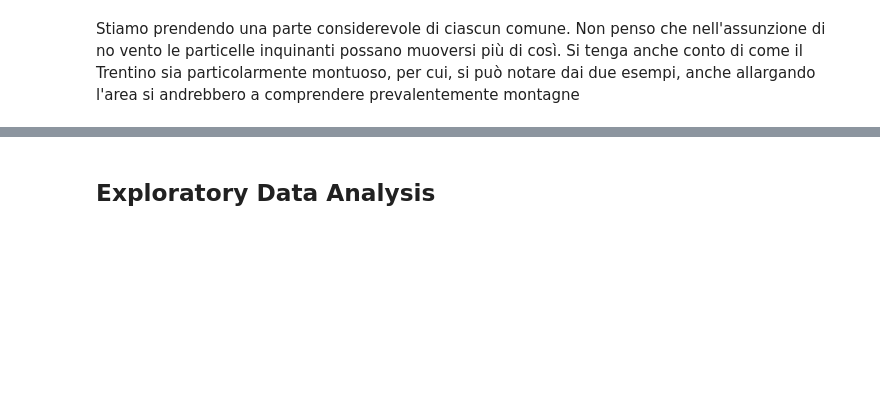
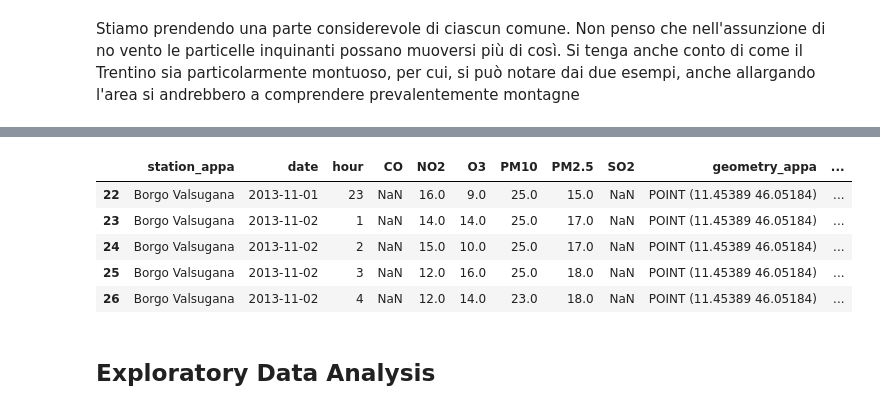
Before and after one commit to CarloDegasperi/DataScience, a Jupyter notebook: notebooks/EDA.ipynb, the cells around one changed output, grey strips where cells are left out. Cells and saved outputs as stored; diff of their text form; code cells hidden in the pictures; blank space fills up the shorter version.

```diff
--- a/notebooks/EDA.ipynb
+++ b/notebooks/EDA.ipynb
@@ -216,15 +221,16 @@ appa_pos = appa_pos[['station', 'geometry']]
 
 # assegno le celle ad ogni stazione
 # passiamo dalla notazione standard GPS alla notazione in metri
-grid_df_mt = grid_df.set_crs("EPSG:4326").to_crs("EPSG:32632")
+grid_df_mt = grid_df.set_crs('EPSG:4326').to_crs('EPSG:32632')
 
 appa_pos = gpd.GeoDataFrame(data=appa_pos,geometry='geometry')
-appa_pos_mt = appa_pos.set_crs("EPSG:4326").to_crs("EPSG:32632")
+appa_pos_mt = appa_pos.set_crs('EPSG:4326').to_crs('EPSG:32632')
 
 K = 1 # coefficiente di diffusione turbolenta - la nostra assunzione è abbastanza approssimativa
 
 # creo un df che contenga la potenza efficace assegnata ad ogni stazione e ad ogni ora
 final_power_df = fs.get_power_areas(appa_pos_mt, grid_df_mt, sq_power_df, K)
+final_power_df['hour'] = final_power_df['hour'].astype(int)
 final_power_df.head()
 # %% [output]
 |  | station | date | hour | tot_area_power |
@@ -336,3 +328,53 @@ final_df.head()
+# %%
+# assegnamo le rilevazioni meteo a quelle appa associando ai dati appa quelli delle stazioni meteo vicine
+# assumiamo una distanza sensata entro cui il meteo non cambia in maniera incisiva (per lo meno la temperatura e le precipitazioni) sia entro 1km di raggio
+m_df = gpd.GeoDataFrame(weather_df[['station','geometry']].drop_duplicates(), geometry='geometry')
+a_df = gpd.GeoDataFrame(appa_comp_df[['station','geometry']].drop_duplicates(), geometry='geometry')
+
+# passiamo alla geometria in metri
+a_df = a_df.set_crs('EPSG:4326').to_crs(32632)
+m_df = m_df.set_crs('EPSG:4326').to_crs(32632)
+
+# NB: notiamo come, l'unica stazione appa che non ha stazioni meteo entro i 4000 metri è la stazione di Avio.
+# per questa stazione la stazione meteo più vicina è a circa 6500 metri. Distanza che riteniamo troppo grande perché i dati meteo siano effettivamente affidabili.
+# visto che questa stazione non era neanche nel dataframe fornito con il progetto, preferiamo escludere la stazione dallo studio.
+# fissiamo quindi il raggio R a 4km, in modo che ogni stazione appa faccia riferimento ad una stazione meteo.
+
+# creiamo l'area di influenza e assegnamo la stazione più vicina
+R = 4000
+a_df['geometry'] = a_df.geometry.buffer(R)
+map_df = gpd.sjoin(m_df,a_df,predicate='within',how='inner')
+
+# mergiamo i dataframe sulla base della stazione più vicina
+appa_comp_df['station_weather'] = appa_comp_df['station'].map(map_df.set_index('station_right')['station_left'])
+
+# escludiamo la stazione di Avio
+appa_comp_df = appa_comp_df[appa_comp_df['station'] != 'A22 (Avio)']
+
+# finiamo il merge
+final_df = appa_comp_df.merge(weather_df,left_on=['station_weather','date','hour'],right_on=['station','date','hour'],suffixes=('_appa','_weather'))
+final_df = final_df.T.drop_duplicates().T # si crea una colonna duplicata station_weather, togliamola
+
+# aggiungo i dati sulla potenza dissipata
+# correggo il formato della data, che se no li vede diversi
+final_df['date'] = pd.to_datetime(final_df['date']).dt.date
+final_power_df['date'] = pd.to_datetime(final_power_df['date']).dt.date
+
+final_df = final_df.merge(final_power_df,left_on=['station_appa','date','hour'],right_on=['station','date','hour'],how='left')
+final_df = final_df.dropna(subset='station')
+final_df = final_df.drop(columns='station')
+
+# chiudo aggiungendo una colonna con il giorno della settimana
+final_df['date'] = pd.to_datetime(final_df['date'])
+final_df['week_day'] = final_df['date'].dt.weekday
+final_df.head()
+# %% [output]
+|  | station_appa | date | hour | CO | NO2 | O3 | PM10 | PM2.5 | SO2 | geometry_appa | ... |
+| 22 | Borgo Valsugana | 2013-11-01 | 23 | NaN | 16.0 | 9.0 | 25.0 | 15.0 | NaN | POINT (11.45389 46.05184) | ... |
+| 23 | Borgo Valsugana | 2013-11-02 | 1 | NaN | 14.0 | 14.0 | 25.0 | 17.0 | NaN | POINT (11.45389 46.05184) | ... |
+| 24 | Borgo Valsugana | 2013-11-02 | 2 | NaN | 15.0 | 10.0 | 25.0 | 17.0 | NaN | POINT (11.45389 46.05184) | ... |
+| 25 | Borgo Valsugana | 2013-11-02 | 3 | NaN | 12.0 | 16.0 | 25.0 | 18.0 | NaN | POINT (11.45389 46.05184) | ... |
+| 26 | Borgo Valsugana | 2013-11-02 | 4 | NaN | 12.0 | 14.0 | 23.0 | 18.0 | NaN | POINT (11.45389 46.05184) | ... |
 # %% [markdown]
 ## Exploratory Data Analysis
 # %%
```
Also changed, not shown: parts of 11 cells of this notebook, 2 other files.
